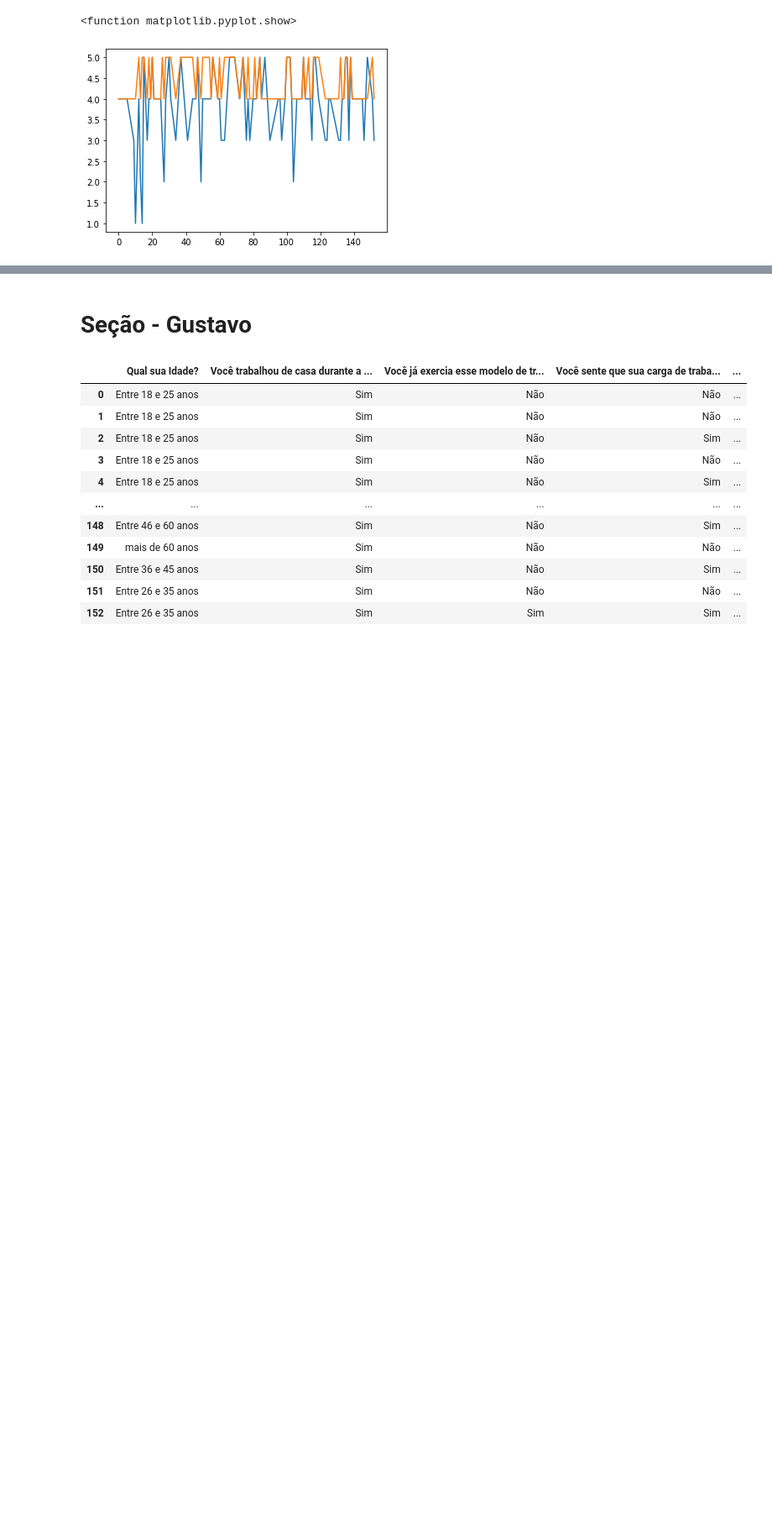
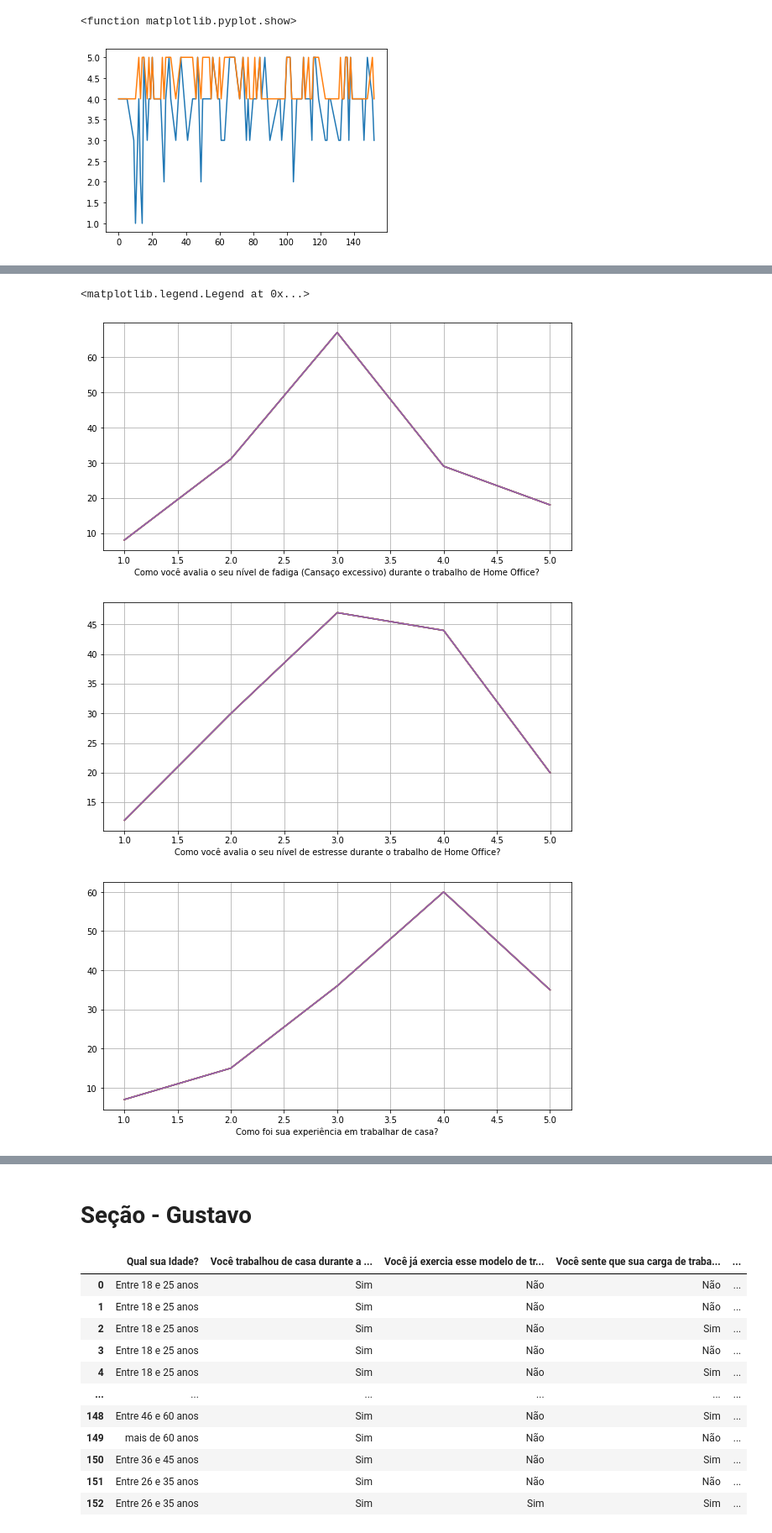
Before and after one commit to vittoria-thomasini/comportment-analytics-covid19, a Jupyter notebook: ProjetoCovid19.ipynb, the cells around one changed output, grey strips where cells are left out. Shown: that part at 84% size. Drawn from its saved outputs; the diff is of its cells as text; code cells hidden in the pictures; blank space fills up the shorter version.

```diff
--- a/ProjetoCovid19.ipynb
+++ b/ProjetoCovid19.ipynb
@@ -114,0 +152,16 @@ dados
+# %%
+dados.groupby(fadiga).count().plot(legend=False, grid=True)
+
+dados.groupby(estresse).count().plot(legend=False, grid=True)
+
+dados.groupby(experiencia).count().plot(legend=False, grid=True)
+
+compara = dados.groupby(idade).mean().plot(kind='bar')
+
+#Alterei a legenda para se tornar mais legível
+compara.legend(["No futuro pretende HO", "Fadiga", "Estresse", "Experiência"])
+# %% [output]
+<matplotlib.legend.Legend at 0x...>
+[figure, added]
+[figure, added]
+[figure, added]
```
Also changed, not shown: parts of 13 cells of this notebook.
